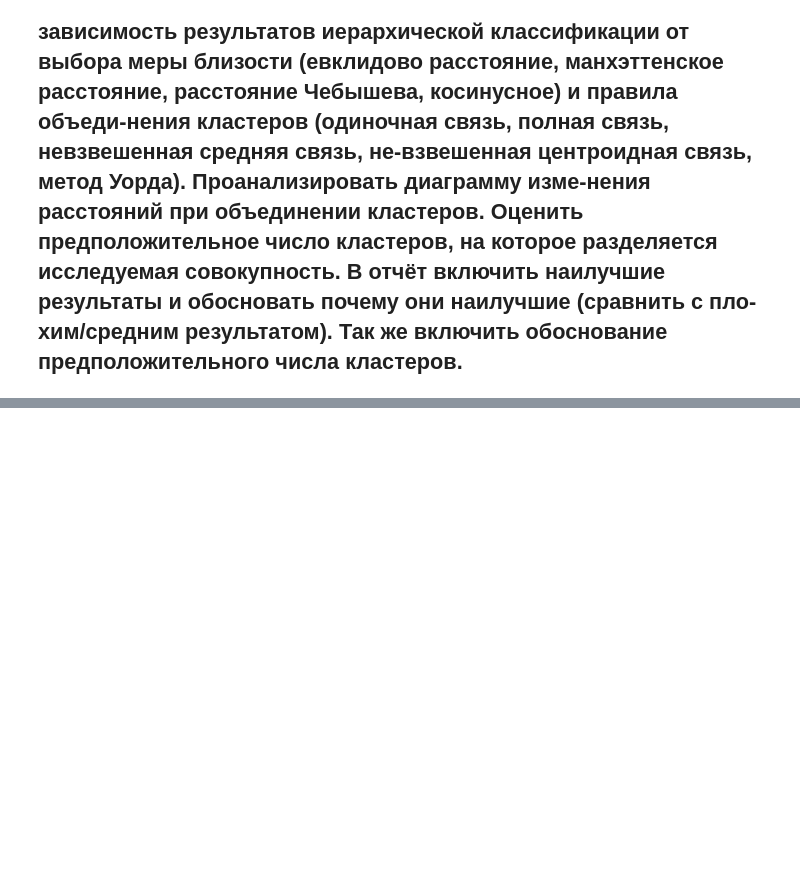
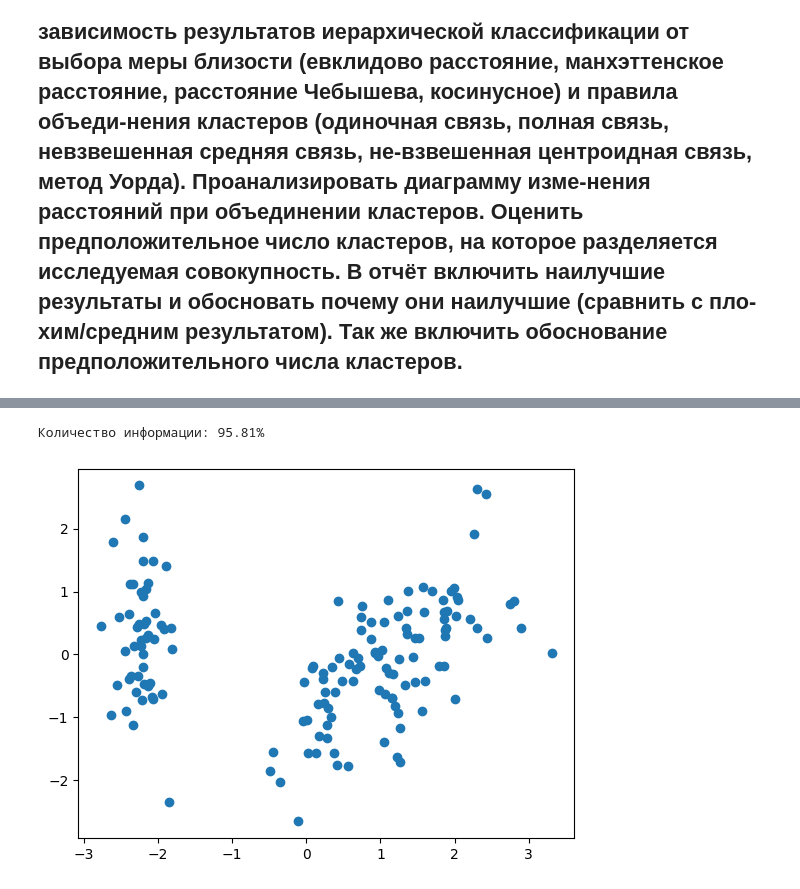
Before and after one commit to ZOaZOaZoa/IAD_lab02, a Jupyter notebook: lab02_1.ipynb, the cells around one changed output, grey strips where cells are left out. Saved outputs shown, nothing was run; the diff lists cells and outputs as text; code cells hidden in the pictures; blank space fills up the shorter version.

```diff
--- a/lab02_1.ipynb
+++ b/lab02_1.ipynb
@@ -150,0 +175,13 @@ plt.show()
+# %%
+from sklearn import decomposition
+from sklearn.preprocessing import StandardScaler
+scaler = StandardScaler()
+data_x_scaled = scaler.fit_transform(data_x)
+pca = decomposition.PCA()
+x_pca = pca.fit_transform(data_x_scaled)
+print(f'Количество информации: {100*sum(pca.explained_variance_ratio_[:2]):.2f}%')
+plt.scatter(x_pca[:,0], x_pca[:,1])
+plt.show()
+# %% [output]
+Количество информации: 95.81%
+[figure, added]
```
Also changed, not shown: parts of 4 cells of this notebook.
